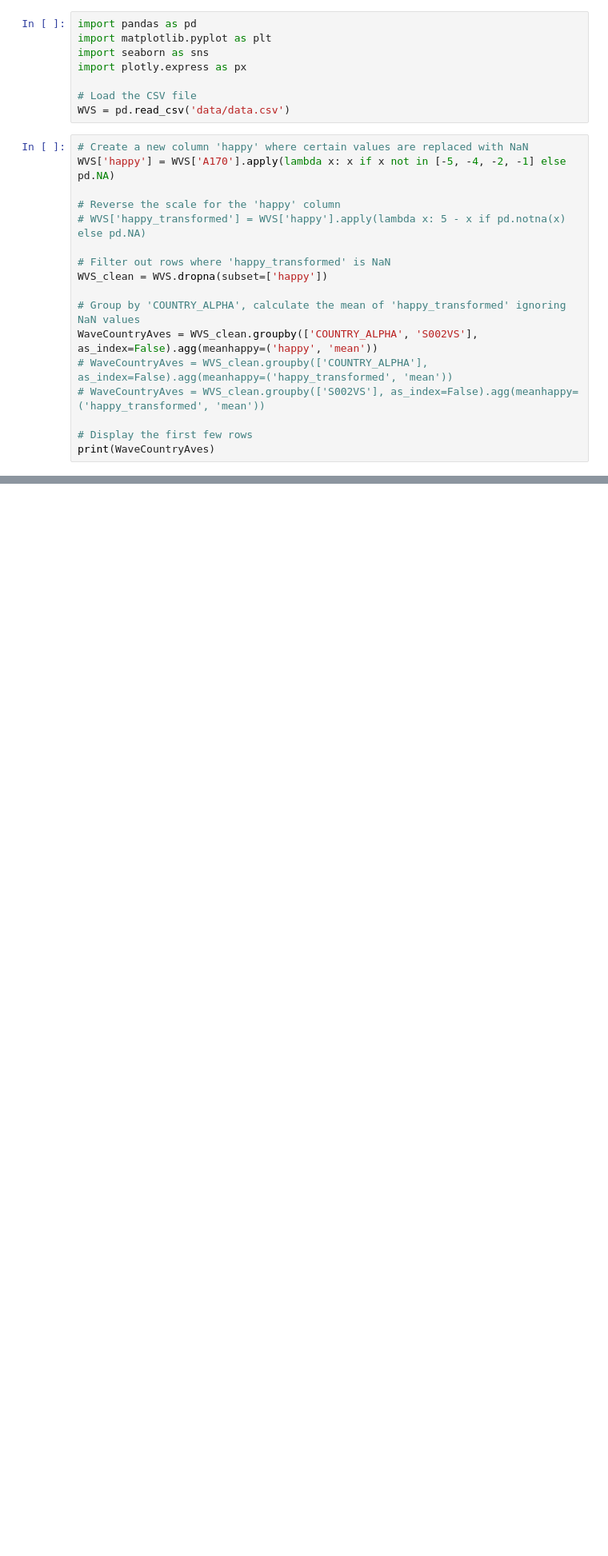
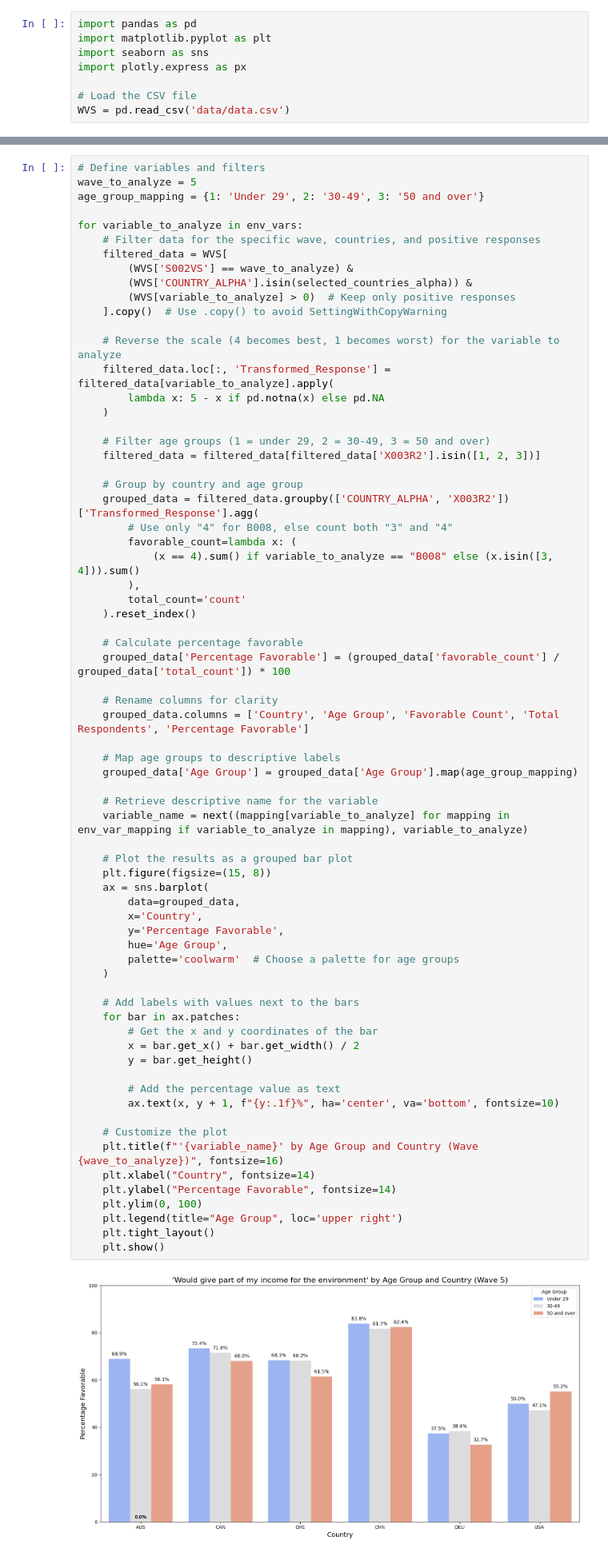
Before and after one commit to jaronimas-codes/wvs_viz_app, a Jupyter notebook: prototype_jnbook.ipynb, the cells around one changed output, grey strips where cells are left out. Shown: that part at 80% size. Saved outputs shown, nothing was run; the diff lists cells and outputs as text; blank space fills up the shorter version.

```diff
--- a/prototype_jnbook.ipynb
+++ b/prototype_jnbook.ipynb
@@ -6,20 +13,3 @@ import plotly.express as px
 
 # Load the CSV file
 WVS = pd.read_csv('data/data.csv')
-# %%
-# Create a new column 'happy' where certain values are replaced with NaN
-WVS['happy'] = WVS['A170'].apply(lambda x: x if x not in [-5, -4, -2, -1] else pd.NA)
-
-# Reverse the scale for the 'happy' column
-# WVS['happy_transformed'] = WVS['happy'].apply(lambda x: 5 - x if pd.notna(x) else pd.NA)
-
-# Filter out rows where 'happy_transformed' is NaN
-WVS_clean = WVS.dropna(subset=['happy'])
-
-# Group by 'COUNTRY_ALPHA', calculate the mean of 'happy_transformed' ignoring NaN values
-WaveCountryAves = WVS_clean.groupby(['COUNTRY_ALPHA', 'S002VS'], as_index=False).agg(meanhappy=('happy', 'mean'))
-# WaveCountryAves = WVS_clean.groupby(['COUNTRY_ALPHA'], as_index=False).agg(meanhappy=('happy_transformed', 'mean'))
-# WaveCountryAves = WVS_clean.groupby(['S002VS'], as_index=False).agg(meanhappy=('happy_transformed', 'mean'))
-
-# Display the first few rows
-print(WaveCountryAves)
@@ -74,0 +223,71 @@ fig.show()
+# %%
+# Define variables and filters
+wave_to_analyze = 5
+age_group_mapping = {1: 'Under 29', 2: '30-49', 3: '50 and over'}
+
+for variable_to_analyze in env_vars:
+    # Filter data for the specific wave, countries, and positive responses
+    filtered_data = WVS[
+        (WVS['S002VS'] == wave_to_analyze) &
+        (WVS['COUNTRY_ALPHA'].isin(selected_countries_alpha)) &
+        (WVS[variable_to_analyze] > 0)  # Keep only positive responses
+    ].copy()  # Use .copy() to avoid SettingWithCopyWarning
+
+    # Reverse the scale (4 becomes best, 1 becomes worst) for the variable to analyze
+    filtered_data.loc[:, 'Transformed_Response'] = filtered_data[variable_to_analyze].apply(
+        lambda x: 5 - x if pd.notna(x) else pd.NA
+    )
+
+    # Filter age groups (1 = under 29, 2 = 30-49, 3 = 50 and over)
+    filtered_data = filtered_data[filtered_data['X003R2'].isin([1, 2, 3])]
+
+    # Group by country and age group
+    grouped_data = filtered_data.groupby(['COUNTRY_ALPHA', 'X003R2'])['Transformed_Response'].agg(
+        # Use only "4" for B008, else count both "3" and "4"
+        favorable_count=lambda x: (
+            (x == 4).sum() if variable_to_analyze == "B008" else (x.isin([3, 4])).sum()
+        ),
+        total_count='count'
+    ).reset_index()
+
+    # Calculate percentage favorable
+    grouped_data['Percentage Favorable'] = (grouped_data['favorable_count'] / grouped_data['total_count']) * 100
+
+    # Rename columns for clarity
+    grouped_data.columns = ['Country', 'Age Group', 'Favorable Count', 'Total Respondents', 'Percentage Favorable']
+
+    # Map age groups to descriptive labels
+    grouped_data['Age Group'] = grouped_data['Age Group'].map(age_group_mapping)
+
+    # Retrieve descriptive name for the variable
+    variable_name = next((mapping[variable_to_analyze] for mapping in env_var_mapping if variable_to_analyze in mapping), variable_to_analyze)
+
+    # Plot the results as a grouped bar plot
+    plt.figure(figsize=(15, 8))
+    ax = sns.barplot(
+        data=grouped_data,
+        x='Country',
+        y='Percentage Favorable',
+        hue='Age Group',
+        palette='coolwarm'  # Choose a palette for age groups
+    )
+
+    # Add labels with values next to the bars
+    for bar in ax.patches:
+        # Get the x and y coordinates of the bar
+        x = bar.get_x() + bar.get_width() / 2
+        y = bar.get_height()
+
+        # Add the percentage value as text
+        ax.text(x, y + 1, f"{y:.1f}%", ha='center', va='bottom', fontsize=10)
+
+    # Customize the plot
+    plt.title(f"'{variable_name}' by Age Group and Country (Wave {wave_to_analyze})", fontsize=16)
+    plt.xlabel("Country", fontsize=14)
+    plt.ylabel("Percentage Favorable", fontsize=14)
+    plt.ylim(0, 100)
+    plt.legend(title="Age Group", loc='upper right')
+    plt.tight_layout()
+    plt.show()
+# %% [output]
+[figure, added]
```
Also changed, not shown: parts of 12 cells of this notebook.
